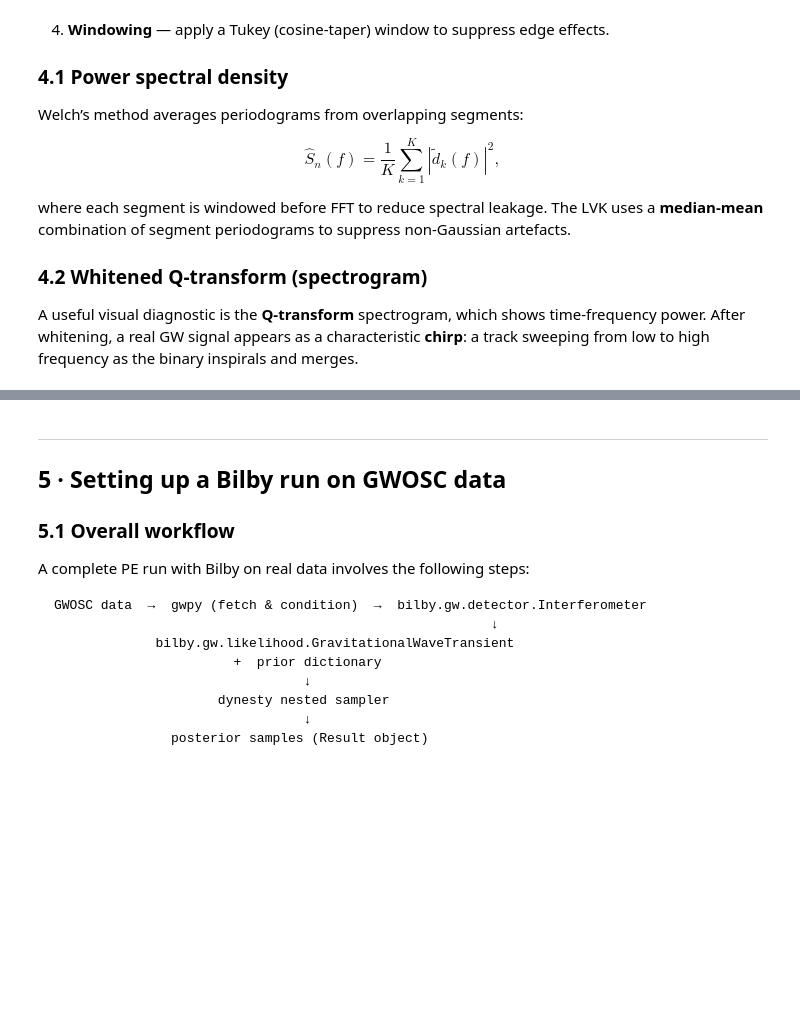
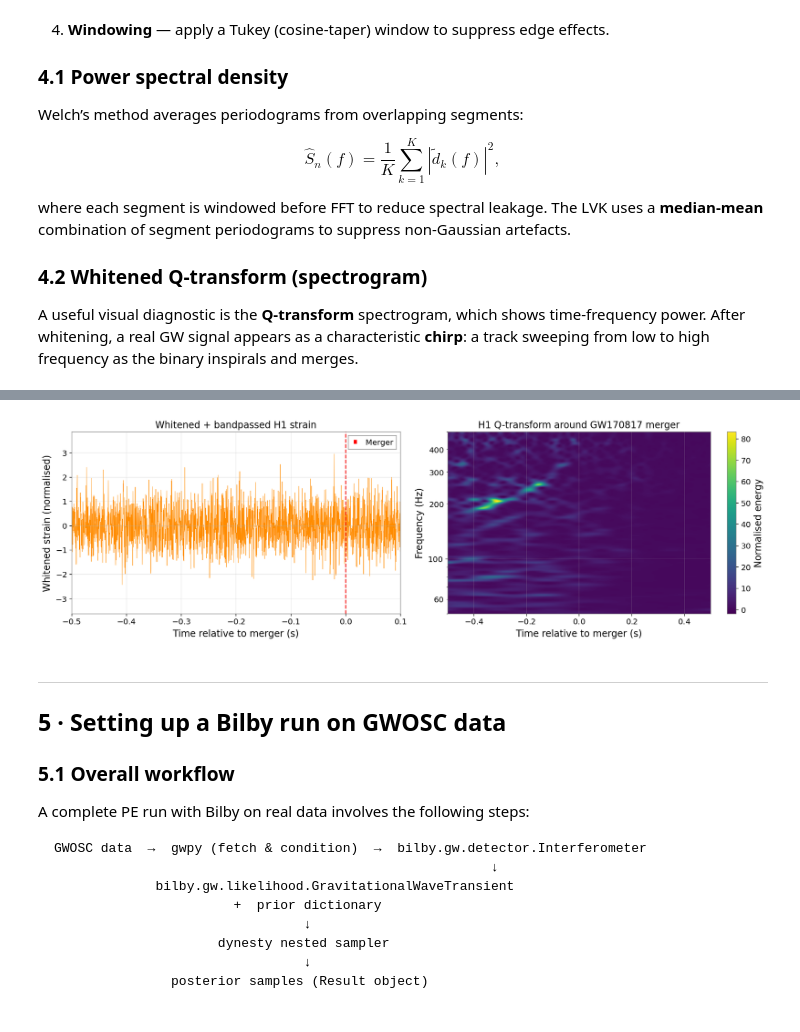
Before and after one commit to Daniel-534/gw-lvk-python-course, a Jupyter notebook: Cosmology/Lesson_03_Parameter_Estimation_on_Real_Events.ipynb, the cells around one changed output, grey strips where cells are left out. Saved outputs shown, nothing was run; the diff lists cells and outputs as text; code cells hidden in the pictures; blank space fills up the shorter version.

```diff
--- a/Cosmology/Lesson_03_Parameter_Estimation_on_Real_Events.ipynb
+++ b/Cosmology/Lesson_03_Parameter_Estimation_on_Real_Events.ipynb
@@ -367,52 +394,53 @@ plt.show()
 # ---------------------------------------------------------------------------
 # Whiten and bandpass the strain, then compute Q-transform spectrogram
 # ---------------------------------------------------------------------------
 if data_available:
     # Whiten using estimated PSD
     h1_white = h1_strain.whiten(fftlength=FFT_LENGTH, overlap=OVERLAP)
-    h1_bp    = h1_white.bandpass(50, 2000)   # keep 50–2000 Hz
-
+    # Definimos fstop manualmente para no pasarnos de los 2048 Hz de Nyquist
+    h1_bp = h1_white.bandpass(50, 1500, fstop=(30, 2000))
     # Q-transform around merger
     dt_qtransform = 0.5   # zoom in on the last 0.5 s
     qscan = h1_strain.crop(
         GW170817_GPS - dt_qtransform - 1,
         GW170817_GPS + dt_qtransform
     ).q_transform(outseg=(GW170817_GPS - dt_qtransform,
                            GW170817_GPS + dt_qtransform),
                   frange=(50, 500),
                   qrange=(4, 64))
 
-    fig, axes = plt.subplots(1, 2, figsize=(14, 4))
+    # Creamos la figura con los dos ejes
+    fig, axes = plt.subplots(1, 2, figsize=(16, 5))
 
-    # Whitened time-series
+    # 1. Plot de la serie temporal (Whitened time-series)
     axes[0].plot(
         h1_bp.times.value - GW170817_GPS,
         h1_bp.value, lw=0.5, color="darkorange"
     )
     axes[0].axvline(0, color="red", lw=1.5, ls="--", label="Merger")
     axes[0].set_xlim(-0.5, 0.1)
     axes[0].set_xlabel("Time relative to merger (s)")
     axes[0].set_ylabel("Whitened strain (normalised)")
     axes[0].set_title("Whitened + bandpassed H1 strain")
     axes[0].legend()
 
-    # Q-transform spectrogram
-    plot = qscan.plot(figsize=(7, 4))
-    ax2 = plot.gca()
-    ax2.set_yscale("log")
-    ax2.set_ylim(50, 500)
-    ax2.set_title("H1 Q-transform around GW170817 merger")
-    ax2.set_xlabel("Time (s)")
-    ax2.set_ylabel("Frequency (Hz)")
-    plot.colorbar(label="Normalised energy")
-    plot.show()
+    # 2. Q-transform spectrogram
+    # El truco clave: usamos el argumento 'ax=axes[1]'
+    img = axes[1].pcolormesh(qscan.times.value - GW170817_GPS, qscan.frequencies.value, qscan.value.T, shading='auto')
 
+    axes[1].set_yscale("log")
+    axes[1].set_ylim(50, 500)
+    axes[1].set_title("H1 Q-transform around GW170817 merger")
+    axes[1].set_xlabel("Time relative to merger (s)")
+    axes[1].set_ylabel("Frequency (Hz)")
+
+    # Añadimos la barra de color al segundo eje
+    plt.colorbar(img, ax=axes[1], label="Normalised energy")
+
+    plt.tight_layout() # Para que no se encabalguen los títulos
     plt.show()
-else:
-    print("Skipping whitening and Q-transform (data not available).")
-    print("In a real session with GWOSC access these cells produce:")
-    print("  - Whitened time-series showing the BNS chirp")
-    print("  - Q-transform spectrogram with the characteristic upward-sweep")
+# %% [output]
+[figure, added]
 # %% [markdown]
 ---
 <a id='sec5'></a>
```
Also changed, not shown: parts of 25 cells of this notebook.
